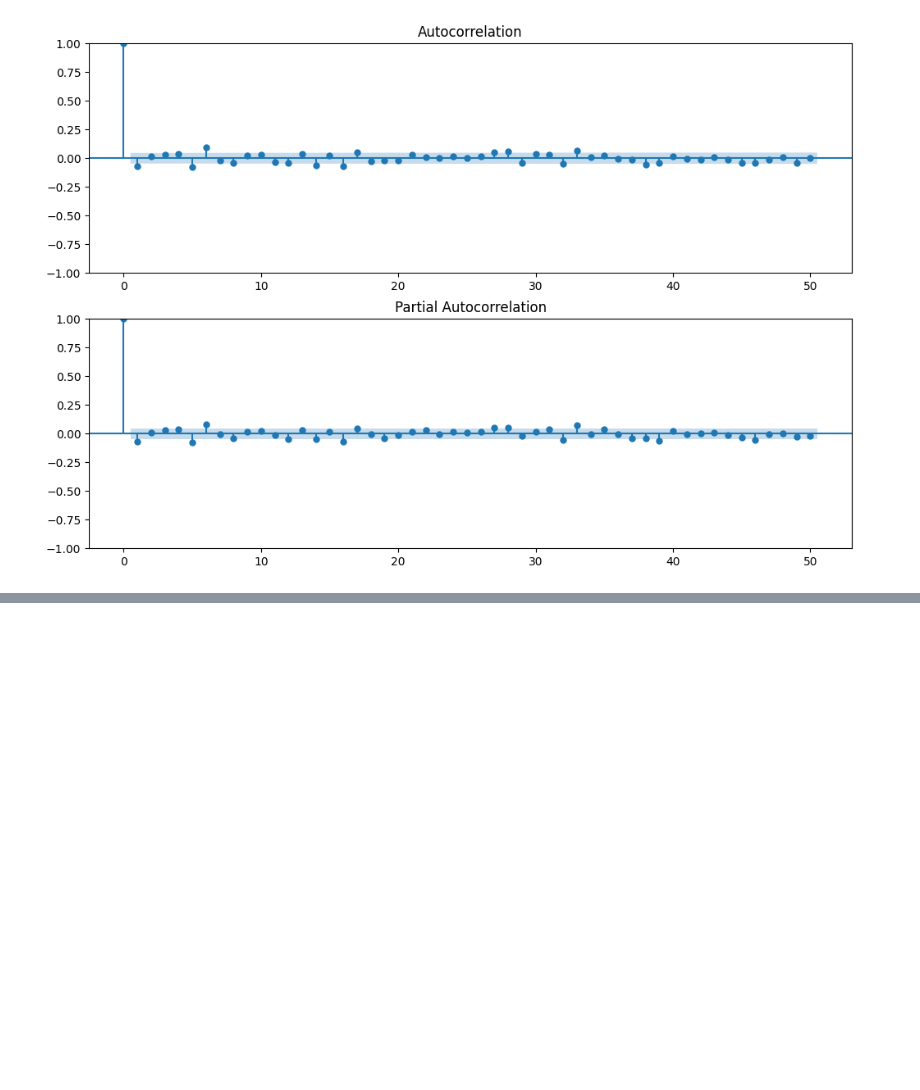
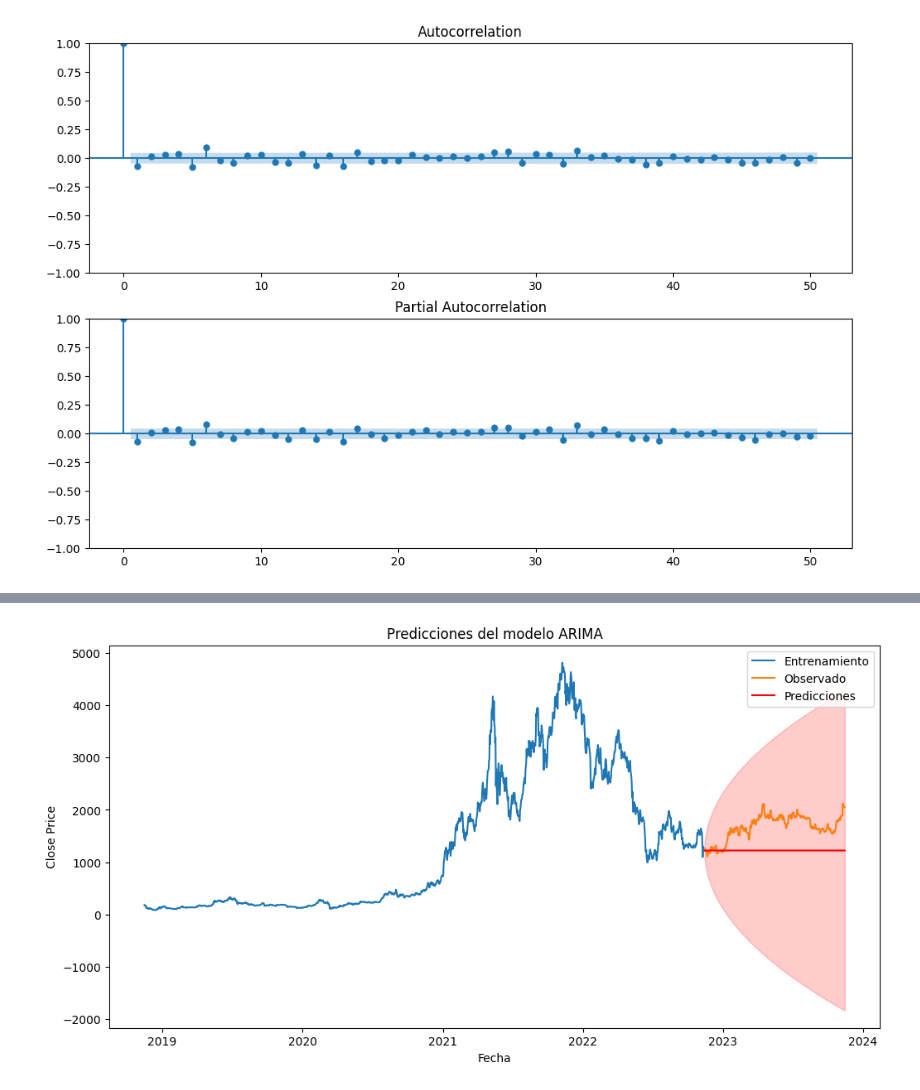
Before and after one commit to m3llad0/TC3007C, a Jupyter notebook: preprocesamiento_arima.ipynb, the cells around one changed output, grey strips where cells are left out. Cells and saved outputs as stored; diff of their text form; code cells hidden in the pictures; blank space fills up the shorter version.

Commit message:
created arima model

```diff
--- a/preprocesamiento_arima.ipynb
+++ b/preprocesamiento_arima.ipynb
@@ -165,3 +163,7 @@ plot_pacf(df_ethereum['Close_diff'], lags=50, ax=ax2)
 plt.show()
 # %% [output]
 [figure]
+# %%
+from pmdarima import auto_arima
+
+model = auto_arima(df_ethereum['Close'], trace=True, error_action='ignore', suppress_warnings=True)
@@ -167,0 +190,8 @@ plt.show()
+# %%
+print(model.summary())
+
+train_size = int(len(df_ethereum) * 0.8)
+train, test = df_ethereum['Close'][:train_size], df_ethereum['Close'][train_size:]
+
+
+model.fit(train)
@@ -167,0 +218,16 @@ plt.show()
+# %%
+predictions = model.predict(len(test), return_conf_int=True)
+
+# Visualizar las predicciones
+plt.figure(figsize=(12, 6))
+plt.plot(train.index, train, label='Entrenamiento')
+plt.plot(test.index, test, label='Observado')
+plt.plot(test.index, predictions[0], label='Predicciones', color='red')  # Acceder a las predicciones directamente
+plt.fill_between(test.index, predictions[1][:, 0], predictions[1][:, 1], color='red', alpha=0.2)  # Acceder a los intervalos de confianza
+plt.title('Predicciones del modelo ARIMA')
+plt.xlabel('Fecha')
+plt.ylabel('Close Price')
+plt.legend()
+plt.show()
+# %% [output]
+[figure, added]
```
Also changed, not shown: parts of 6 cells of this notebook.
